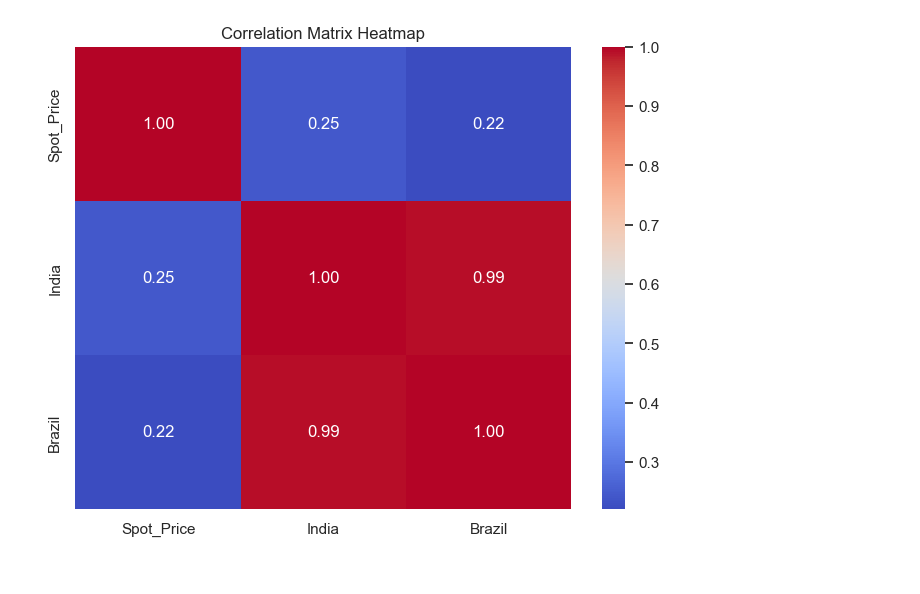
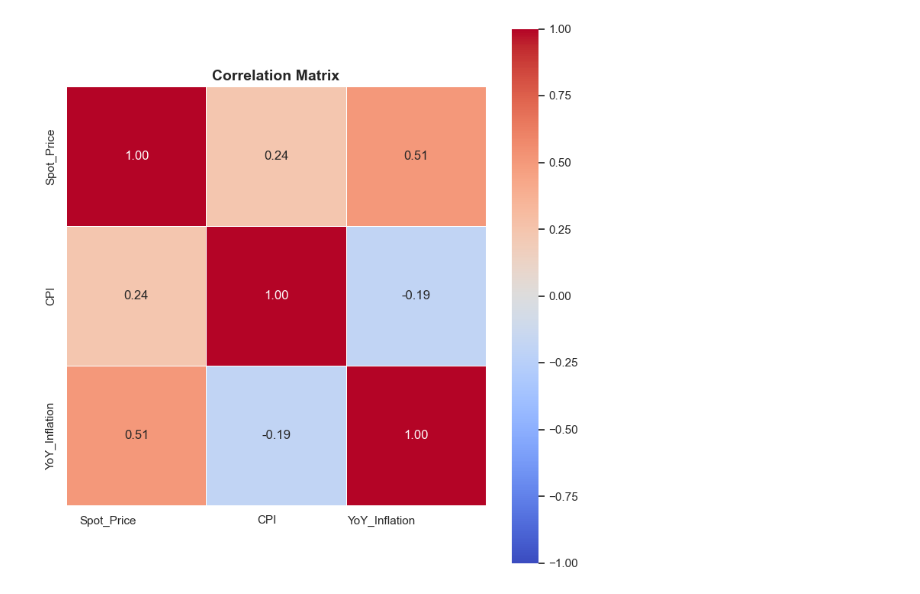
Before and after one commit to abhinavvictor7668/time_series_project, a Jupyter notebook: 2_basic_timesereis.ipynb, the cells around one changed output. Saved outputs shown, nothing was run; the diff lists cells and outputs as text; code cells hidden in the pictures.

```diff
--- a/2_basic_timesereis.ipynb
+++ b/2_basic_timesereis.ipynb
@@ -83,9 +37,14 @@ Passing `palette` without assigning `hue` is deprecated and will be removed in v
 # %%
 # Correlation matrix and heatmap
-corrl = df[["Spot_Price", "India", "Brazil"]].corr()
-plt.figure(figsize=(8, 6))
-sns.heatmap(corrl, annot=True, cmap='coolwarm', fmt=".2f")
-plt.title("Correlation Matrix Heatmap")
+corrl = df[["Spot_Price", "CPI", "YoY_Inflation"]].corr()
+plt.figure(figsize = (7.5, 7.5))
+sns.heatmap(corrl, annot=True, cmap='coolwarm', vmin=-1, vmax=1,
+            linewidths=0.5, linecolor='white', square=True, fmt=".2f",
+            annot_kws={"size": 12})
+plt.title("Correlation Matrix", fontsize=14, weight = "bold")
+plt.xticks(rotation=0, ha='right')
+plt.yticks(rotation=90)
+plt.tight_layout()
 plt.show()
 # %% [output]
-[figure, old version]
+[figure, new version]
```
Also changed, not shown: parts of 20 cells of this notebook, 11 other files.
